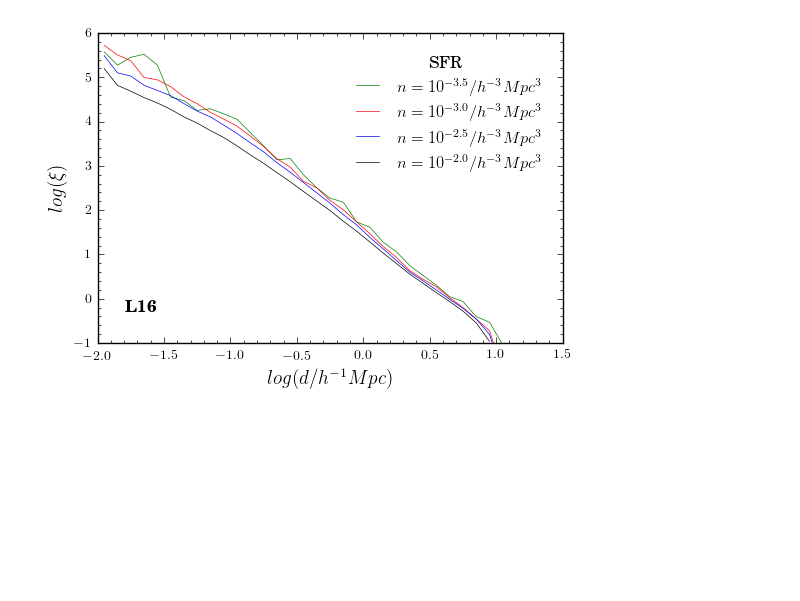
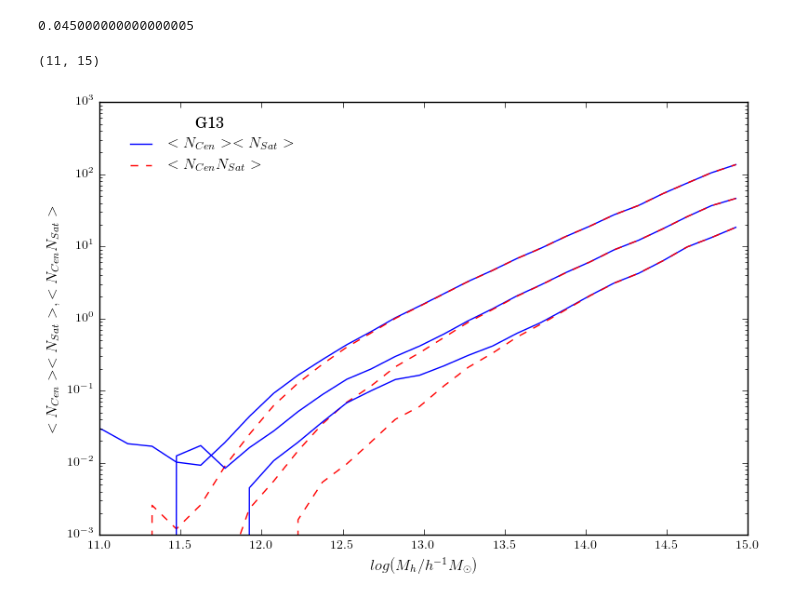
Before and after one commit to enjimenez/HOD_Xi, a Jupyter notebook: plot.ipynb, the cells around one changed output. Drawn from its saved outputs; the diff is of its cells as text; code cells hidden in the pictures; blank space fills up the shorter version.

```diff
--- a/plot.ipynb
+++ b/plot.ipynb
@@ -25,4 +16,14 @@ os.chdir( path )
 # %%
+# =================== Correlation function ======================================
+bins,logxi1 = np.loadtxt('xi_data_5.txt',unpack=True)
+bins,logxi2 = np.loadtxt('xi_data_6.txt',unpack=True)
+bins,logxi3 = np.loadtxt('xi_data_7.txt',unpack=True)
+bins,logxi4 = np.loadtxt('xi_data_8.txt',unpack=True)
+rho1, rho2, rho3, rho4 = -3.5, -3, -2.5, -2
+
+path = "/home/esteban/Escritorio/Practica/Plots/" + model
+os.chdir( path )
+
 f = plt.figure()
 #plt.title(r"$n = 10^{%.1f} /h^{-3} Mpc^3$" %rho)
 plt.plot(bins,logxi1, 'g-', lw = .5, label = r"$n = 10^{%.1f} /h^{-3} Mpc^3$" %rho1)
@@ -36,5 +37,3 @@ plt.legend(loc = (.53,.53),title = r"\large{SFR}", frameon = False, prop={'size'
 plt.annotate(r"\large{\textbf{%s}}" %ab, xy=(0.06,0.1), xycoords='axes fraction' )
 plt.minorticks_on()
 f.savefig('xi_sfr.pdf')
-# %% [output]
-[figure, removed]
@@ -55,0 +40,37 @@ f.savefig('xi_sfr.pdf')
+# %%
+(1e-1 - 1e-2)/2
+# %% [output]
+0.045000000000000005
+# %%
+# ======================== TEST OF ASUMPTION ========================================
+bins,ICS1, ACS1 = np.loadtxt('test_assumption_01',unpack=True)
+bins,ICS2, ACS2 = np.loadtxt('test_assumption_02',unpack=True)
+bins,ICS3, ACS3 = np.loadtxt('test_assumption_03',unpack=True)
+rho1, rho2, rho3 = -1.5, -2.0, -2.5
+
+#path = "/home/esteban/Escritorio/Practica/Plots/" + model
+#os.chdir( path )
+
+f = plt.figure(figsize =[9,6])
+plt.plot(bins, ICS1, 'b-', label = r"$<N_{Cen}><N_{Sat}>$")
+plt.plot(bins, ACS1, 'r--', label = r"$<N_{Cen}N_{Sat}>$")
+
+plt.plot(bins, ICS2, 'b-')
+plt.plot(bins, ACS2, 'r--')
+
+plt.plot(bins, ICS3, 'b-')
+plt.plot(bins, ACS3, 'r--')
+
+plt.yscale('log')
+plt.ylim(1e-3, 1e3)
+plt.xlabel(r"$log(M_h / h^{-1}M_{\odot})$", fontsize = 12)
+plt.ylabel(r"$<N_{Cen}><N_{Sat}>, <N_{Cen}N_{Sat}>$", fontsize = 12)
+plt.legend(loc = (.03,.82),title = r"\large{G13}", frameon = False, prop={'size':12})
+#plt.annotate(r"$n/h^{3}Mpc^{-3}$\\ $=10^{%.1f}$" %rho1, xy=(0.1,0.1), xycoords='axes fraction' )
+#plt.annotate(r"$n/h^{3}Mpc^{-3}$\\$=10^{%.1f}$" %rho2, xy=(0.38,0.1), xycoords='axes fraction' )
+#plt.annotate(r"$n/h^{3}Mpc^{-3}$\\$=10^{%.1f}$" %rho3, xy=(0.55,0.1), xycoords='axes fraction' )
+plt.xlim(11,15)
+#f.savefig("Test_Assumption.pdf")
+# %% [output]
+(11, 15)
+[figure, added]
```
Also changed, not shown: parts of 5 cells of this notebook, 3 other files.
